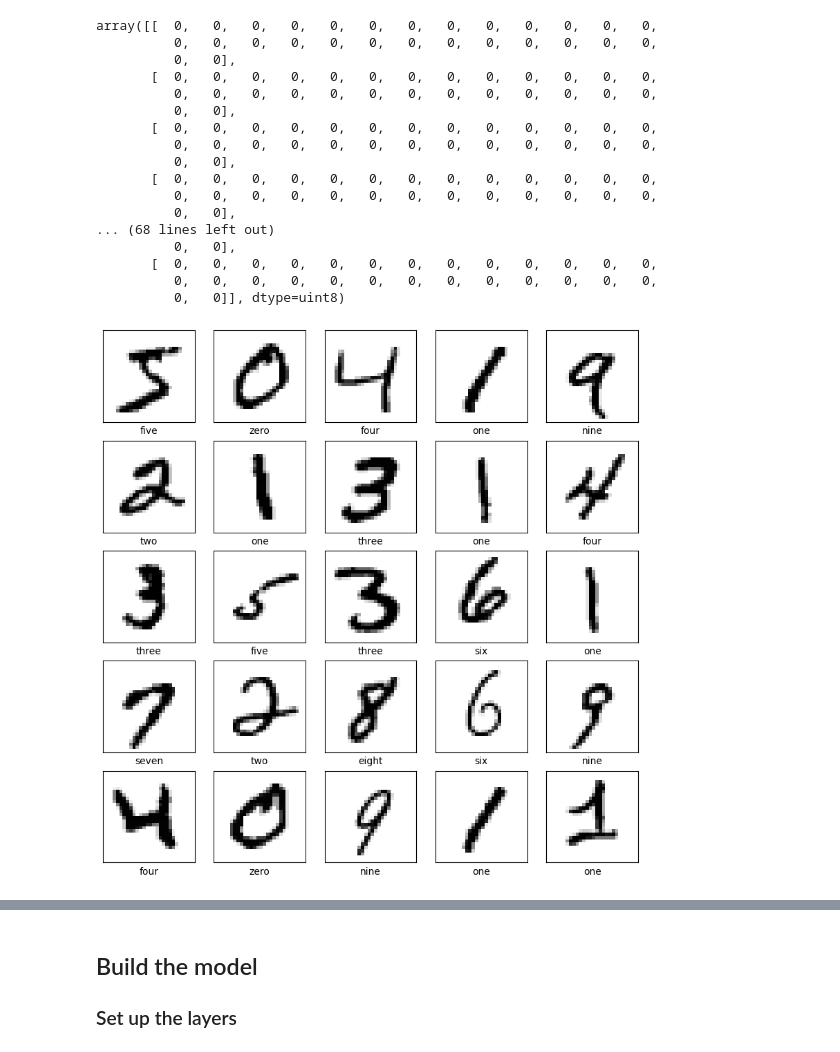
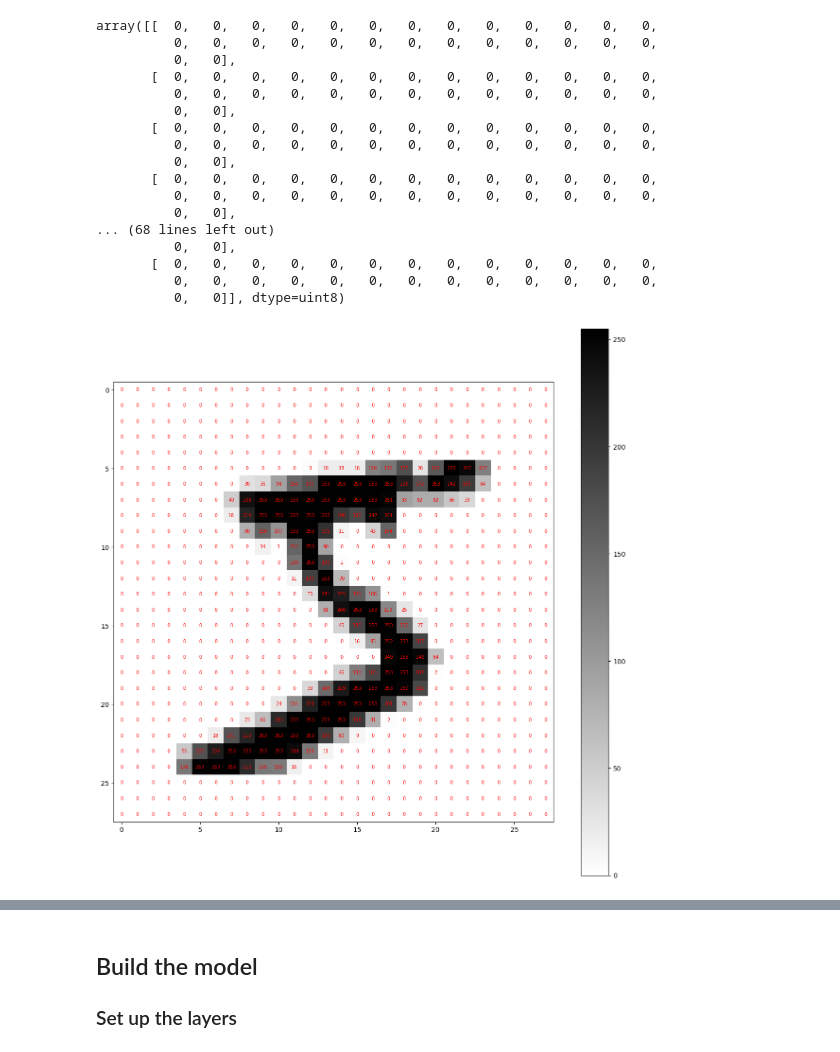
Before and after one commit to nata11/icm-csdi-ml-dl-course, a Jupyter notebook: session05/mnist.ipynb, the cells around one changed output, grey strips where cells are left out. Saved outputs shown, nothing was run; the diff lists cells and outputs as text; code cells hidden in the pictures.

```diff
--- a/session05/mnist.ipynb
+++ b/session05/mnist.ipynb
@@ -67,6 +72,23 @@ array([[  0,   0,   0,   0,   0,   0,   0,   0,   0,   0,   0,   0,   0,
        [  0,   0,   0,   0,   0,   0,   0,   0,   0,   0,   0,   0,   0,
           0,   0,   0,   0,   0,   0,   0,   0,   0,   0,   0,   0,   0,
           0,   0]], dtype=uint8)
+# %%
+# Select an image (e.g., the first image)
+img = train_images[0]
+
+plt.figure(figsize=(15, 15))
+plt.imshow(img, cmap=plt.cm.binary)
+plt.colorbar()
+plt.grid(False)
+
+# Overlay pixel values
+for i in range(img.shape[0]):
+    for j in range(img.shape[1]):
+        plt.text(j, i, f"{img[i, j]}", ha='center', va='center', color='red', fontsize=7)
+
+plt.show()
+# %% [output]
+[figure, added]
 # %%
 train_images = train_images / 255.0
 test_images = test_images / 255.0
@@ -80,8 +102,6 @@ for i in range(25):
     plt.imshow(train_images[i], cmap=plt.cm.binary)
     plt.xlabel(class_names[train_labels[i]])
 plt.show()
-# %% [output]
-[figure, removed]
 # %%
 #train_images = train_images.reshape(60000, 784).astype('float32')
 #test_images = test_images.reshape(10000, 784).astype('float32')
```
Also changed, not shown: parts of 27 cells of this notebook, 5 other files.
